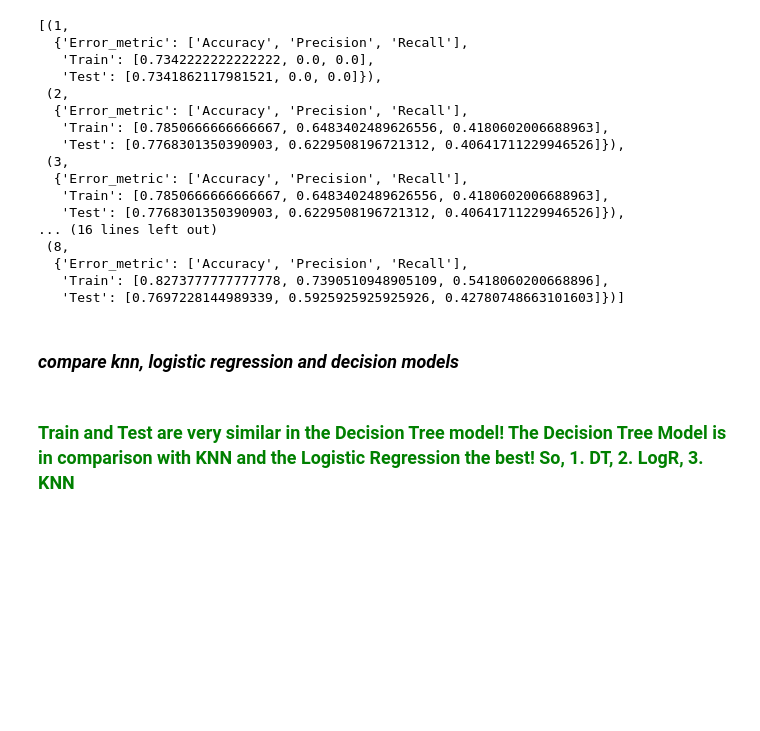
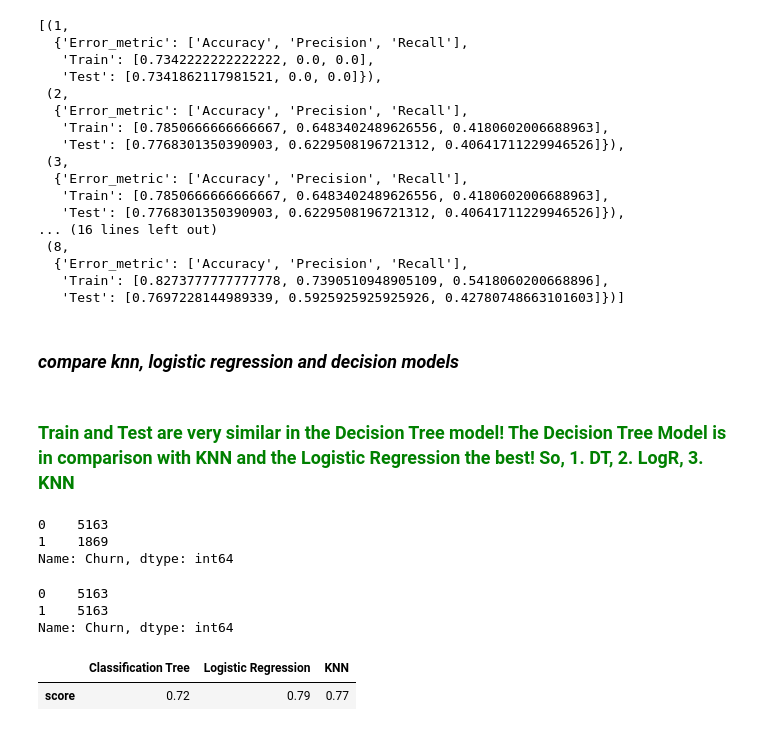
Before and after one commit to dmitri3748/dmitri_ironhack_labs, a Jupyter notebook: week7/customer_churn_whole_week.ipynb, the cells around one changed output. Drawn from its saved outputs; the diff is of its cells as text; code cells hidden in the pictures; blank space fills up the shorter version.

```diff
--- a/week7/customer_churn_whole_week.ipynb
+++ b/week7/customer_churn_whole_week.ipynb
@@ -457,0 +464,8 @@ compare_width_dt()
+# %%
+# for that count the data
+y.value_counts()
+# imbalanced indeed
+# %% [output]
+0    5163
+1    1869
+Name: Churn, dtype: int64
@@ -457,0 +476,7 @@ compare_width_dt()
+# %%
+y_sm.value_counts()
+# just amazing how fast it goes
+# %% [output]
+0    5163
+1    5163
+Name: Churn, dtype: int64
@@ -457,0 +485,17 @@ compare_width_dt()
+# %%
+model1 = DecisionTreeClassifier()
+model2 = LogisticRegression()
+model3 = KNeighborsClassifier()
+
+model_pipeline = [model1, model2, model3]
+model_names = ['Classification Tree', 'Logistic Regression', 'KNN']
+scores = {}
+i=0
+for model in model_pipeline:
+    mean_score = np.mean(cross_val_score(model, X_train, y_train, cv=5))
+    scores[model_names[i]] = mean_score
+    i = i+1
+pd.DataFrame([scores], index=["score"])
+# %% [output]
+|  | Classification Tree | Logistic Regression | KNN |
+| score | 0.72 | 0.79 | 0.77 |
```
Also changed, not shown: parts of 6 cells of this notebook, 1 other file.
